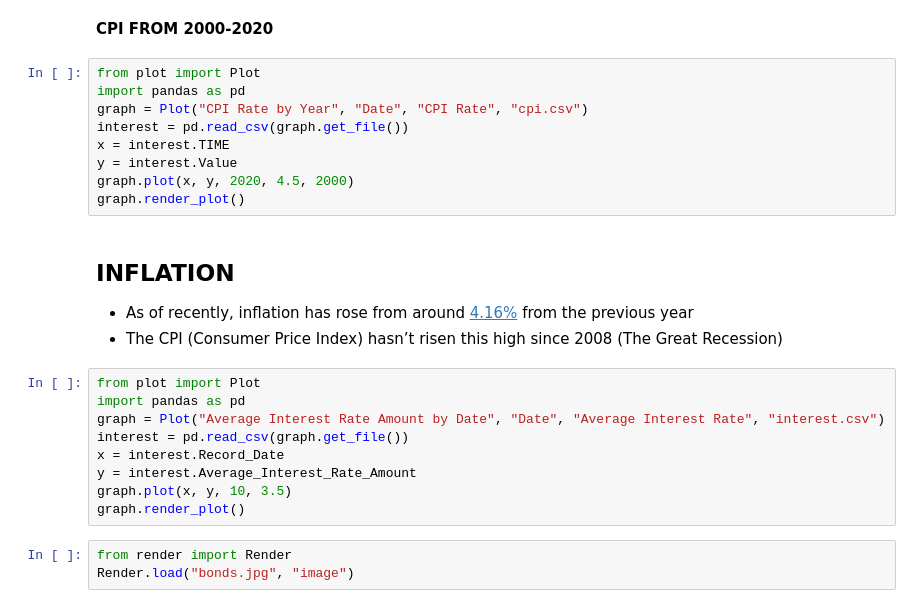
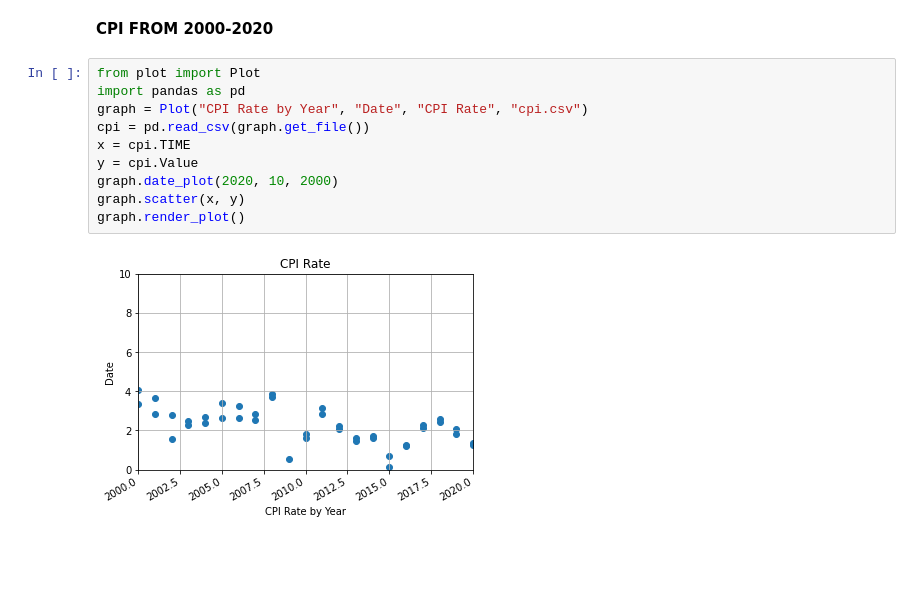
Before and after one commit to Cyzorz/final-project-core, a Jupyter notebook: src/index.ipynb, the cells around one changed output. Saved outputs shown, nothing was run; the diff lists cells and outputs as text; blank space fills up the shorter version.

```diff
--- a/src/index.ipynb
+++ b/src/index.ipynb
@@ -29,28 +45,15 @@ Render.load("cpi.png", "image")
 # %%
 from plot import Plot
 import pandas as pd
 graph = Plot("CPI Rate by Year", "Date", "CPI Rate", "cpi.csv")
-interest = pd.read_csv(graph.get_file())
-x = interest.TIME
-y = interest.Value
-graph.plot(x, y, 2020, 4.5, 2000)
+cpi = pd.read_csv(graph.get_file())
+x = cpi.TIME
+y = cpi.Value
+graph.date_plot(2020, 10, 2000)
+graph.scatter(x, y)
 graph.render_plot()
+# %% [output]
+[figure, added]
-# %% [markdown]
-## INFLATION
-- As of recently, inflation has rose from around [4.16%](https://www.in2013dollars.com/inflation-rate-in-2021) from the previous year
-- The CPI (Consumer Price Index) hasn’t risen this high since 2008 (The Great Recession)
-# %%
-from plot import Plot
-import pandas as pd
-graph = Plot("Average Interest Rate Amount by Date", "Date", "Average Interest Rate", "interest.csv")
-interest = pd.read_csv(graph.get_file())
-x = interest.Record_Date
-y = interest.Average_Interest_Rate_Amount
-graph.plot(x, y, 10, 3.5)
-graph.render_plot()
-# %%
-from render import Render
-Render.load("bonds.jpg", "image")
 # %%
 from render import Render
 Render.load("commodities.png", "image")
```
Also changed, not shown: parts of 6 cells of this notebook, 4 other files.
